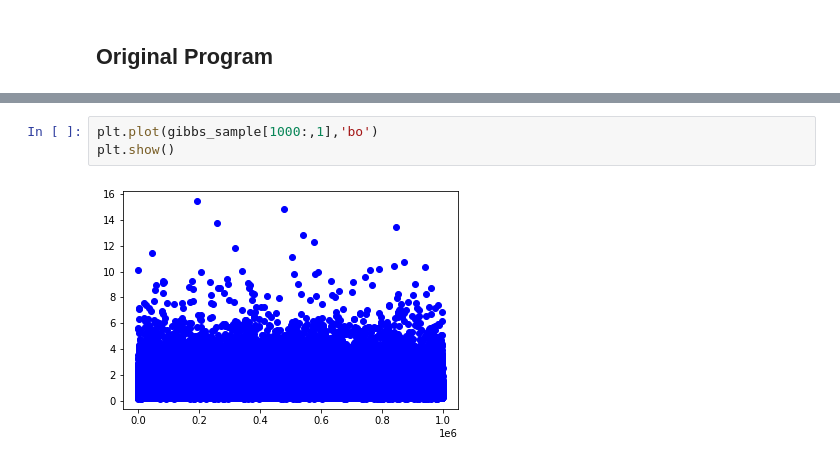
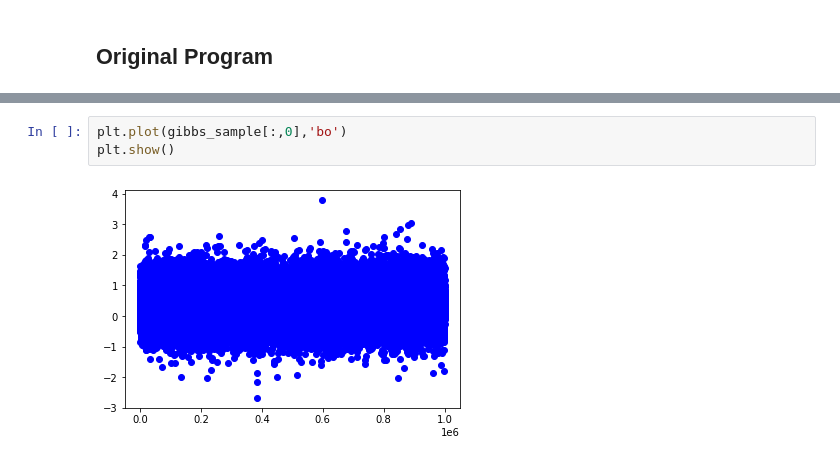
Before and after one commit to gnitnaw/Programs, a Jupyter notebook: Chapter3/gibbsamp.ipynb, the cells around one changed output, grey strips where cells are left out. Saved outputs shown, nothing was run; the diff lists cells and outputs as text.

```diff
--- a/Chapter3/gibbsamp.ipynb
+++ b/Chapter3/gibbsamp.ipynb
@@ -80,5 +135,5 @@ print(fit_beta)
 # %%
-plt.plot(gibbs_sample[1000:,1],'bo')
+plt.plot(gibbs_sample[:,0],'bo')
 plt.show()
 # %% [output]
-[figure, old version]
+[figure, new version]
```
Also changed, not shown: parts of 6 cells of this notebook.
